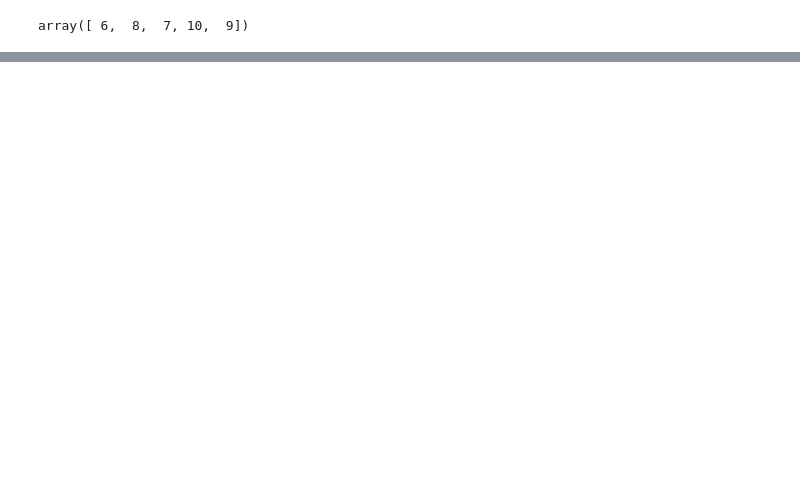
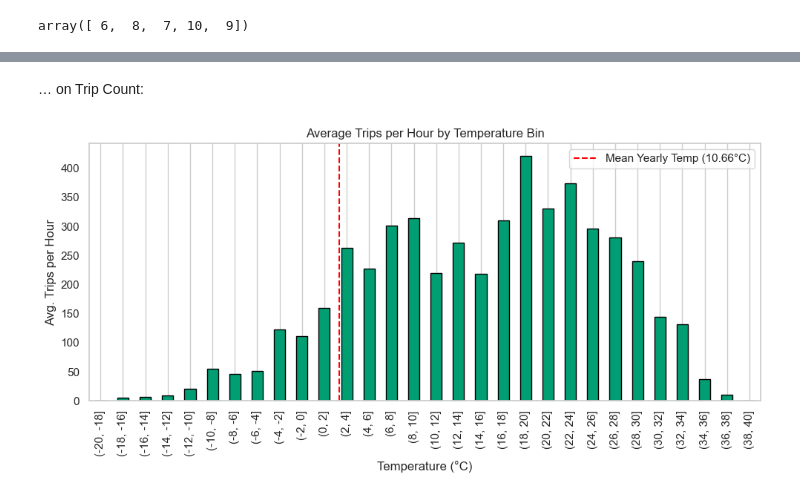
Before and after one commit to l0706/DSML_PROJECT, a Jupyter notebook: DSML25_Project_Group4.ipynb, the cells around one changed output, grey strips where cells are left out. Saved outputs shown, nothing was run; the diff lists cells and outputs as text; code cells hidden in the pictures; blank space fills up the shorter version.

```diff
--- a/DSML25_Project_Group4.ipynb
+++ b/DSML25_Project_Group4.ipynb
@@ -1370,0 +1581,4 @@ print(f"Linear Regression Performance:")
+# %%
+# Drop all remaining dropoff weather columns (ChatGPT help)
+dropoff_weather_cols = [col for col in weather_rds_clean.columns if '_dropoff' in col]
+weather_rds_clean = weather_rds_clean.drop(columns=dropoff_weather_cols)
@@ -1370,0 +1657,5 @@ print(f"Linear Regression Performance:")
+# %%
+# Use the enriched dataset with merged weather data as the new working base
+rds = weather_rds_clean.copy()
+# Check
+print(f"Dataset (now): {rds.shape[0]} rows") # 114.005 rows
@@ -1370,0 +2533,10 @@ print(f"Linear Regression Performance:")
+# %%
+import pandas as pd
+import numpy as np
+import matplotlib.pyplot as plt
+import seaborn as sns
+%matplotlib inline
+
+sns.set_style("whitegrid")                  # Clean grid background
+sns.set_context("notebook")                 # Scale fonts for notebook
+colors = sns.color_palette("colorblind")    # Global color palette
@@ -1370,0 +2780,28 @@ print(f"Linear Regression Performance:")
+# %% [markdown]
+… on Trip Count:
+# %%
+# Bin temperatures
+temp_bins = pd.cut(rds['temp_pickup'], bins=range(-20, 41, 2))  # adjust bin range if needed
+
+# Count trips per bin
+trip_counts = rds.groupby(temp_bins).size()
+
+# Count number of unique hours per bin (to normalize)
+hours_per_bin = rds.groupby(temp_bins)['hour'].nunique()
+
+# Compute average trips per hour per temperature bin
+avg_trips_per_hour = trip_counts / hours_per_bin
+
+# Plot
+plt.figure(figsize=(10, 5))
+avg_trips_per_hour.plot(kind='bar', color=colors[2], edgecolor='black')
+plt.axvline(x=10.66, color='red', linestyle='--', label='Mean Yearly Temp (10.66°C)')
+plt.title('Average Trips per Hour by Temperature Bin')
+plt.xlabel('Temperature (°C)')
+plt.ylabel('Avg. Trips per Hour')
+plt.legend()
+plt.grid(axis='y')
+plt.tight_layout()
+plt.show()
+# %% [output]
+[figure, added]
```
Also changed, not shown: parts of 334 cells of this notebook, 8 other files.
